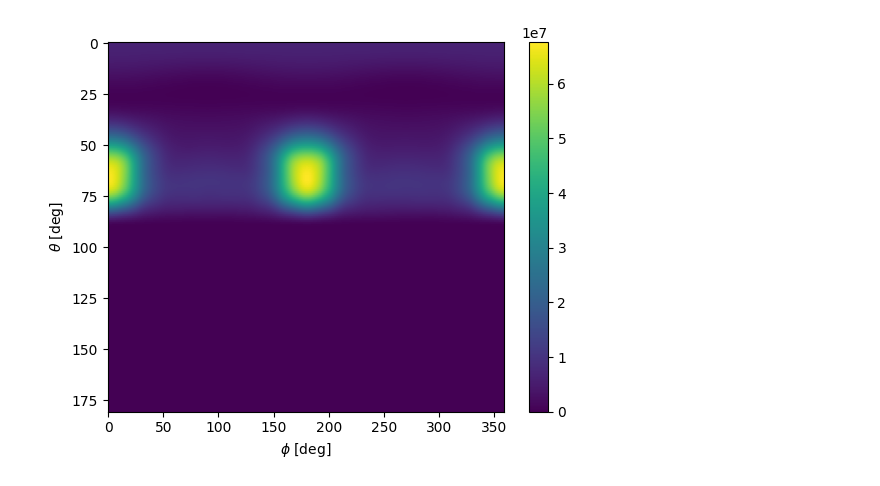
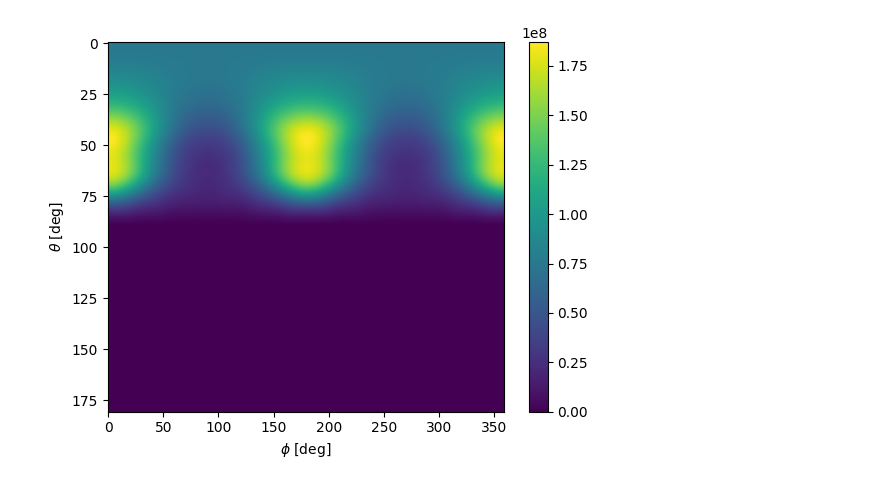
Before and after one commit to christianhbye/croissant, a Jupyter notebook: notebooks/croissant_jax.ipynb, the cells around one changed output. Saved outputs shown, nothing was run; the diff lists cells and outputs as text; code cells hidden in the pictures.

```diff
--- a/notebooks/croissant_jax.ipynb
+++ b/notebooks/croissant_jax.ipynb
@@ -29,18 +28,18 @@ eul_gal, dl_gal = crojax.rotations.generate_euler_dl(L-1, "galactic", "mcmf")  #
 topo2mcmf = partial(s2fft.utils.rotation.rotate_flms, L=L, rotation=eul_topo, dl_array=dl_topo)
 gal2mcmf = partial(s2fft.utils.rotation.rotate_flms, L=L, rotation=eul_gal, dl_array=dl_gal)
 # %%
-etheta, ephi = jnp.load("lusee_beam.npy")[:, 10:, :, :-1]
+etheta, ephi = jnp.load("lusee_beam.npy")[:, :, :, :-1]
 beam = jnp.abs(etheta)**2 + jnp.abs(ephi)**2  # power beam
 # add horizon
 beam = jnp.concatenate((beam, jnp.zeros_like(beam)[:, :-1, :]), axis=1)
 plt.figure()
 plt.imshow(beam[30], aspect="auto")
 plt.xlabel("$\\phi$ [deg]")
 plt.ylabel("$\\theta$ [deg]")
 plt.colorbar()
 plt.show()
 # %% [output]
-[figure, old version]
+[figure, new version]
 # %%
 # define the map2alm transform for the beam
 beam2alm = partial(s2fft.forward_jax, L=L, spin=0, nside=None, sampling="mwss", reality=True)
```
Also changed, not shown: parts of 7 cells of this notebook.
